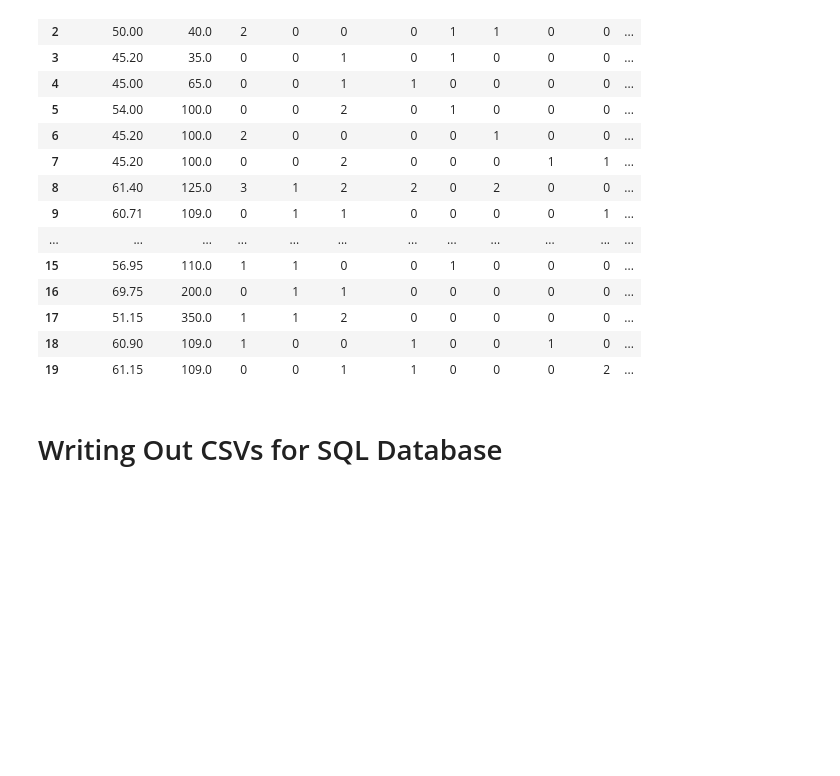
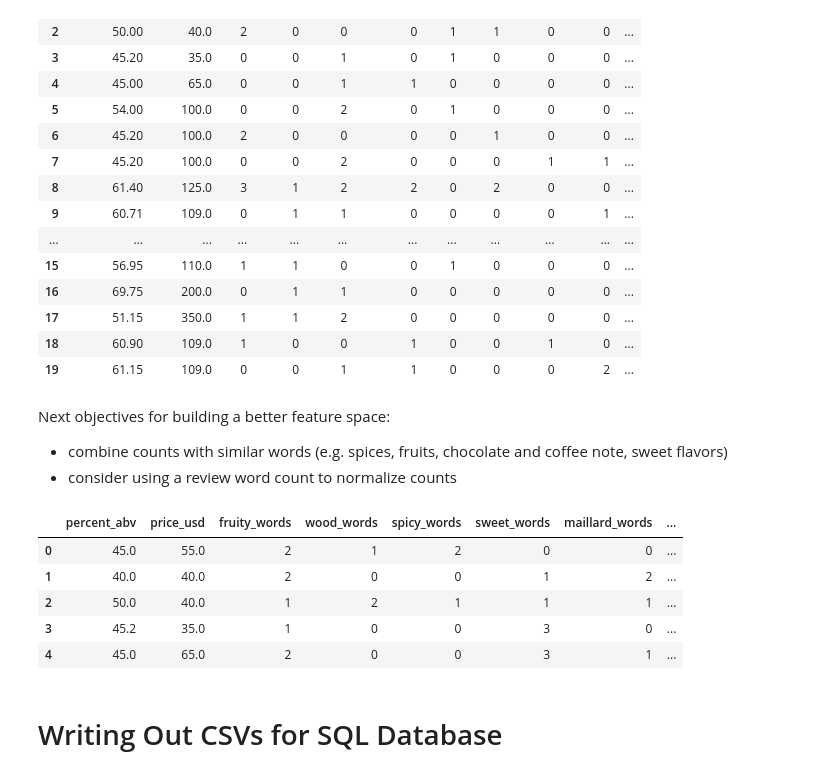
Before and after one commit to gspahlin/WhiskyAdvocate_ETL, a Jupyter notebook: whiskey_explore_clean_load.ipynb, the cells around one changed output. Cells and saved outputs as stored; diff of their text form; code cells hidden in the pictures; blank space fills up the shorter version.

```diff
--- a/whiskey_explore_clean_load.ipynb
+++ b/whiskey_explore_clean_load.ipynb
@@ -567,6 +646,69 @@ whis_ml_df.head(20)
 | 17 | 51.15 | 350.0 | 1 | 1 | 2 | 0 | 0 | 0 | 0 | 0 | ... |
 | 18 | 60.90 | 109.0 | 1 | 0 | 0 | 1 | 0 | 0 | 1 | 0 | ... |
 | 19 | 61.15 | 109.0 | 0 | 0 | 1 | 1 | 0 | 0 | 0 | 2 | ... |
+# %% [markdown]
+Next objectives for building a better feature space:
+- combine counts with similar words (e.g. spices, fruits, chocolate and coffee note, sweet flavors)
+- consider using a review word count to normalize counts
+# %%
+#Fruit words: fruit, orange, apple, citrus, lemon, fruity, cherry, ripe
+fruity_words = exp_ml_df['fruit'] + exp_ml_df['orange'] + exp_ml_df['apple'] + exp_ml_df['citrus'] + exp_ml_df['lemon'] + exp_ml_df['fruity'] + exp_ml_df['cherry'] + exp_ml_df['ripe']
+
+#wood words: oak, wood, vanilla, coconut
+wood_words = exp_ml_df['oak'] + exp_ml_df['wood'] + exp_ml_df['vanilla'] + exp_ml_df['coconut']
+
+#age words: matured, aged
+age_words = exp_ml_df['matured'] + exp_ml_df['aged']
+
+#spicy words: spicy, spice, pepper, cinnamon, licorice, mint
+spicy_words = exp_ml_df['spicy'] + exp_ml_df['spice'] + exp_ml_df['pepper'] + exp_ml_df['cinnamon'] + exp_ml_df['ginger'] + exp_ml_df['licorice'] + exp_ml_df['mint']
+
+#sweet words: sugar, honey, sweetness, sweet
+sweet_words = exp_ml_df['sugar'] + exp_ml_df['honey'] + exp_ml_df['sweetness'] + exp_ml_df['sweet']
+
+#Maillard words: chocolate, caramel, nuts, cocoa, toffee, toasted, tobacco
+maillard_words = exp_ml_df['chocolate'] + exp_ml_df['caramel'] + exp_ml_df['nuts'] + exp_ml_df['cocoa'] + exp_ml_df['toffee'] + exp_ml_df['toasted'] + exp_ml_df['tobacco']
+
+#Smoke words:peat, smoke
+smoke_words = exp_ml_df['peat'] + exp_ml_df['smoke']
+
+#initialize new dataframe
+ml_df_2 = whis_df[['percent_abv', 'price_usd']].copy()
+
+ml_df_2['fruity_words'] = fruity_words
+
+ml_df_2['wood_words'] = wood_words
+
+ml_df_2['spicy_words'] = spicy_words
+
+ml_df_2['sweet_words'] = sweet_words
+
+ml_df_2['maillard_words'] = maillard_words
+
+ml_df_2['smoke_words'] = smoke_words
+
+ml_df_2['sherry'] = exp_ml_df['sherry']
+
+ml_df_2['white'] = exp_ml_df['white']
+
+ml_df_2['hot'] = exp_ml_df['hot']
+
+ml_df_2['bitter'] = exp_ml_df['bitter']
+
+ml_df_2['complex'] = exp_ml_df['complex']
+
+ml_df_2['subtle'] = exp_ml_df['subtle']
+
+ml_df_2['floral'] = exp_ml_df['floral']
+
+ml_df_2.head()
+# %% [output]
+|  | percent_abv | price_usd | fruity_words | wood_words | spicy_words | sweet_words | maillard_words | ... |
+| 0 | 45.0 | 55.0 | 2 | 1 | 2 | 0 | 0 | ... |
+| 1 | 40.0 | 40.0 | 2 | 0 | 0 | 1 | 2 | ... |
+| 2 | 50.0 | 40.0 | 1 | 2 | 1 | 1 | 1 | ... |
+| 3 | 45.2 | 35.0 | 1 | 0 | 0 | 3 | 0 | ... |
+| 4 | 45.0 | 65.0 | 2 | 0 | 0 | 3 | 1 | ... |
 # %% [markdown]
 # Writing Out CSVs for SQL Database
 # %% [markdown]
```
Also changed, not shown: parts of 20 cells of this notebook.
